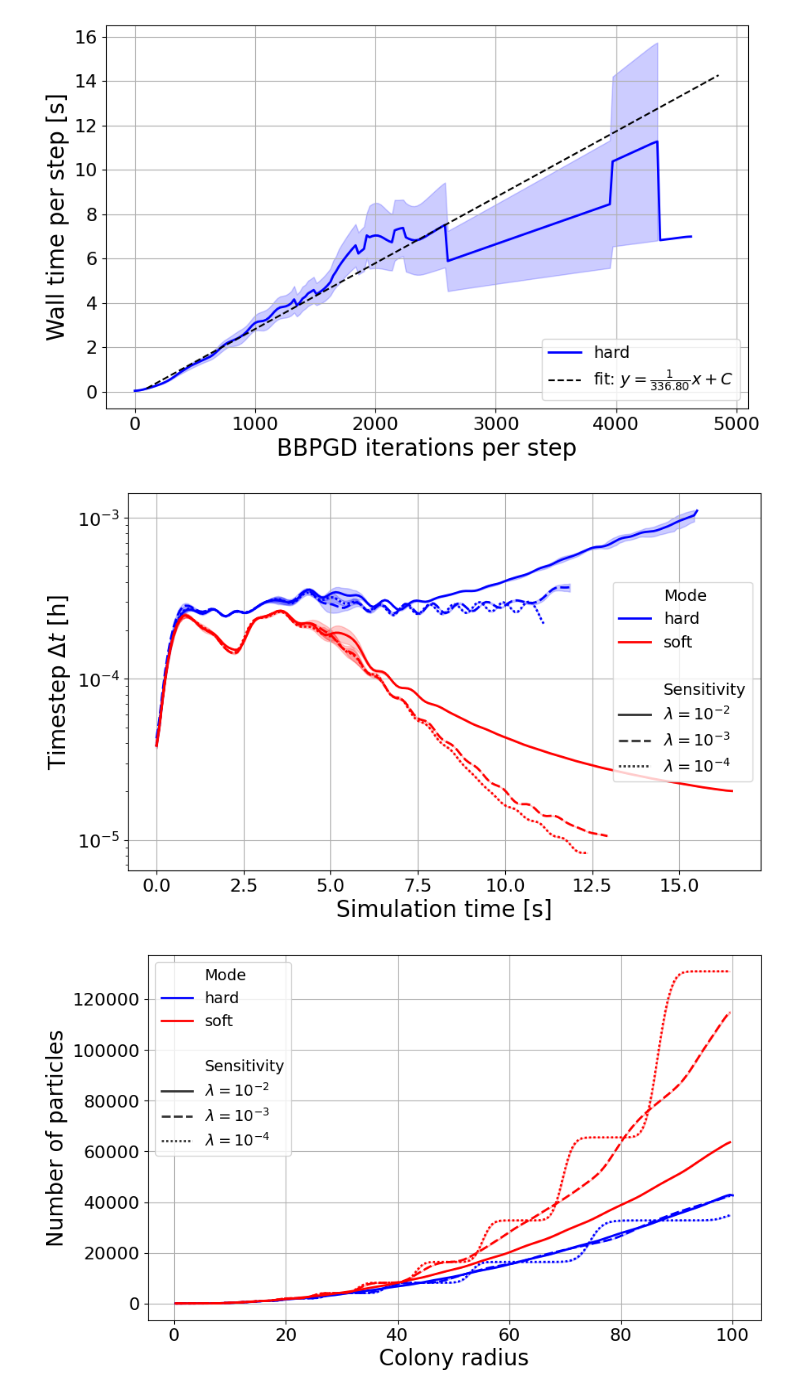
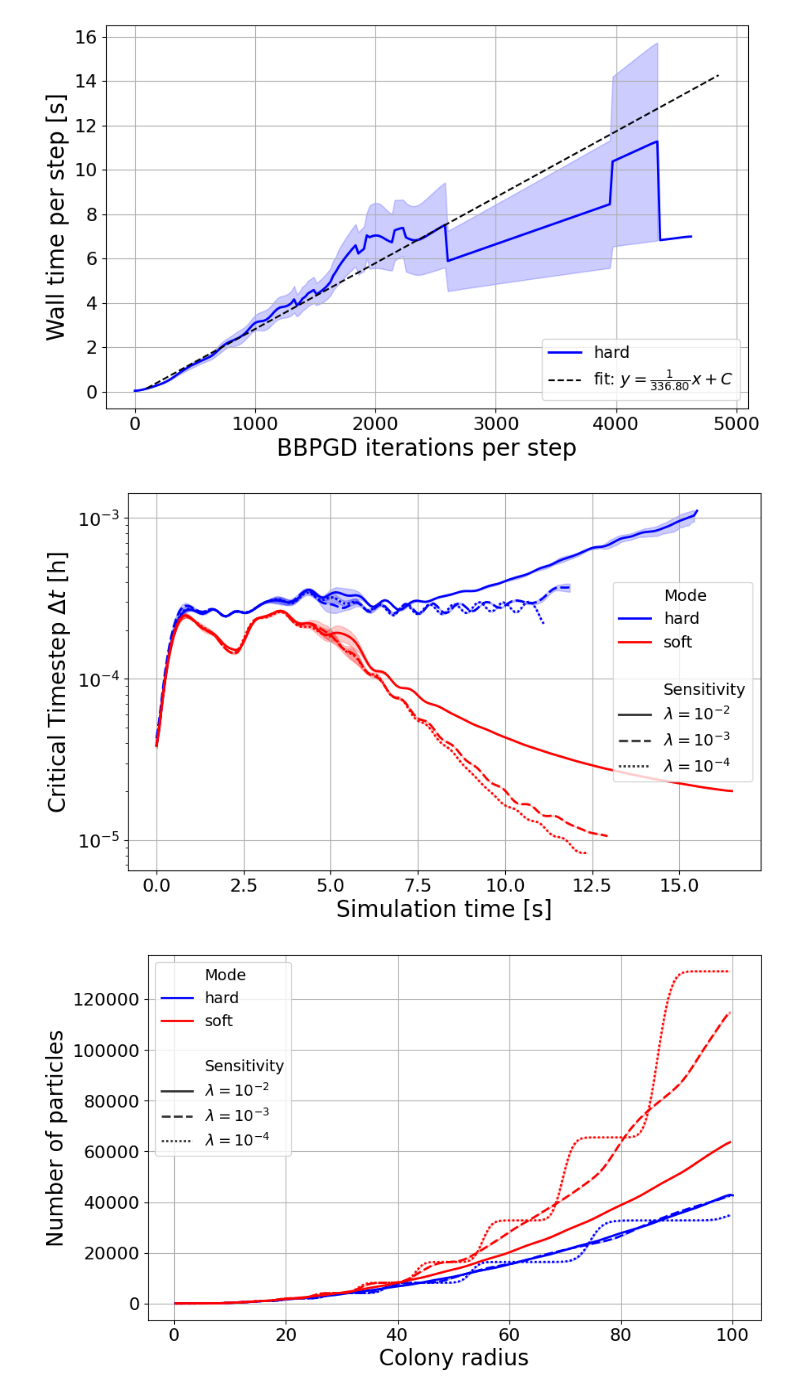
Before and after one commit to ManuelLerchner/ProliferatingCellCollectives-IDP, a Jupyter notebook: analysis/plot_combined.ipynb, the cells around one changed output. Cells and saved outputs as stored; diff of their text form; code cells hidden in the pictures.

```diff
--- a/analysis/plot_combined.ipynb
+++ b/analysis/plot_combined.ipynb
@@ -745,9 +745,9 @@ slope: 0.002969152542250433, intercept: -0.14792835052162873
 [figure]
 # %%
 plot_parameter_over_time(sim_dict, "simulation_time [s]", "dt", yscale="log",
-                         xlabel="Simulation time [s]", ylabel="Timestep $\\Delta t$ [h]");
+                         xlabel="Simulation time [s]", ylabel="Critical Timestep $\\Delta t$ [h]");
 # %% [output]
-[figure, old version]
+[figure, new version]
 # %%
 plot_parameter_over_time(sim_dict, "colony_radius", "num_particles",
                             xlabel="Colony radius", ylabel="Number of particles");
```
Also changed, not shown: 4 other files.
